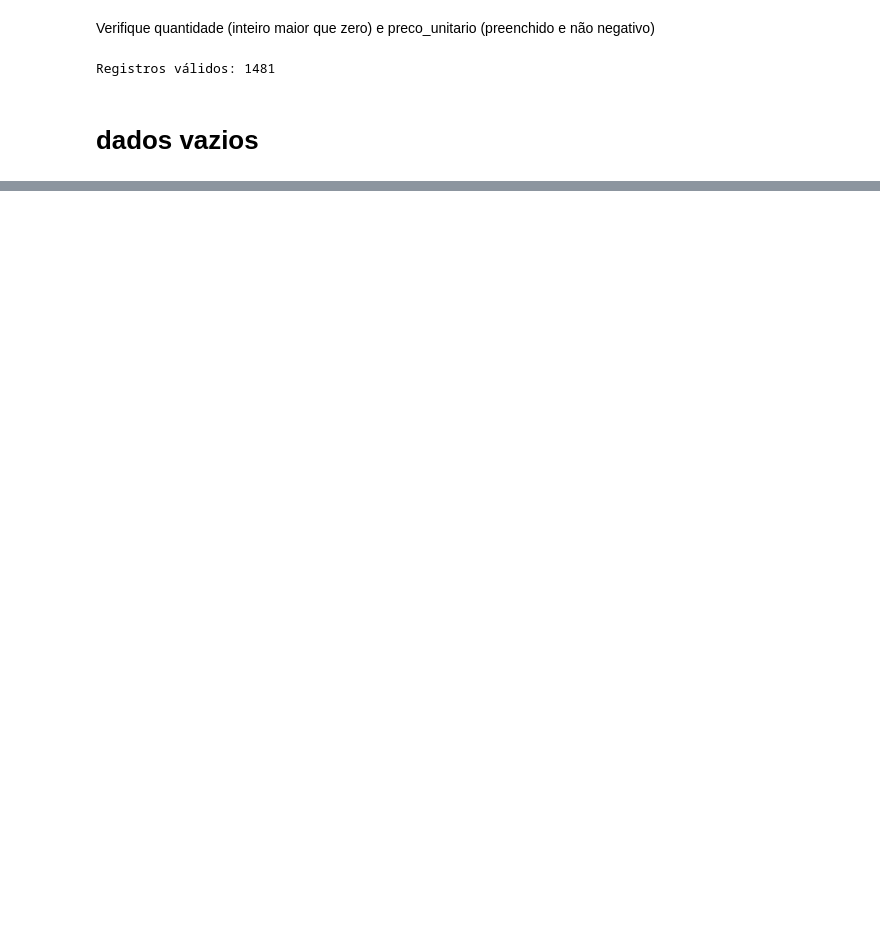
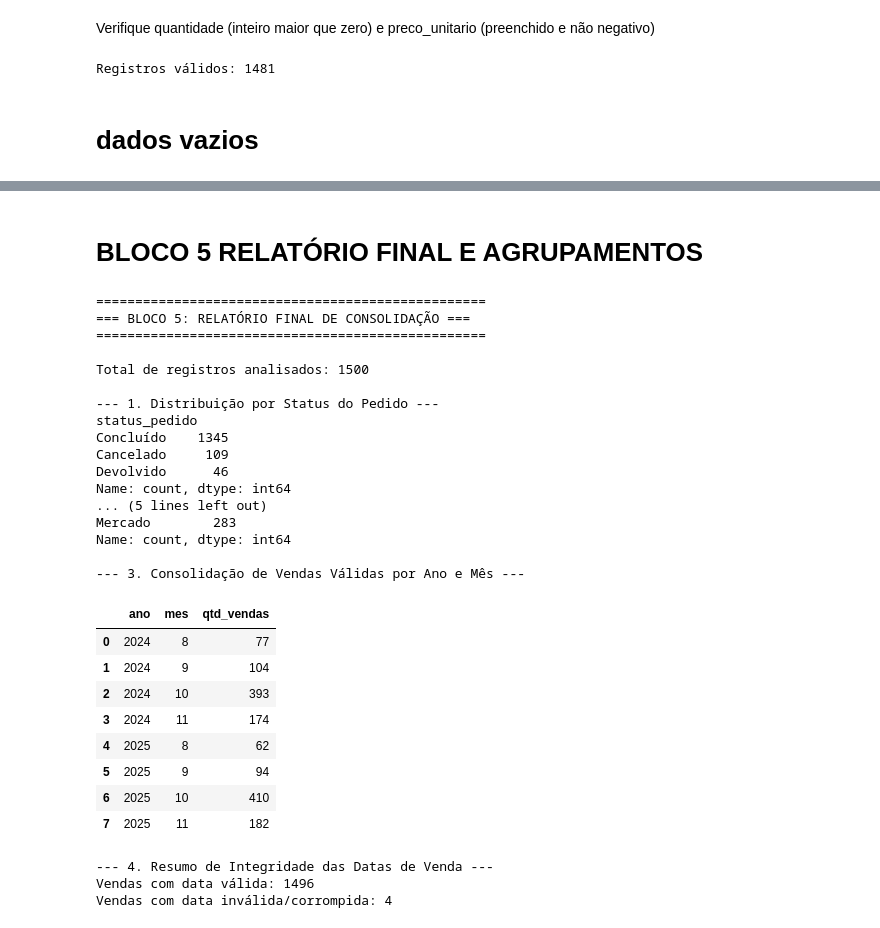
Before and after one commit to genuirmytc-maker/mini-projeto-halloween, a Jupyter notebook: resolucao.ipynb, the cells around one changed output, grey strips where cells are left out. Drawn from its saved outputs; the diff is of its cells as text; code cells hidden in the pictures; blank space fills up the shorter version.

Commit message:
Projeto finalizado 1 ao 5 100

```diff
--- a/resolucao.ipynb
+++ b/resolucao.ipynb
@@ -167,0 +371,67 @@ display(df.loc[vazios])
+# %% [markdown]
+# BLOCO 5 RELATÓRIO FINAL E AGRUPAMENTOS
+# %%
+print("==================================================")
+print("=== BLOCO 5: RELATÓRIO FINAL DE CONSOLIDAÇÃO ===")
+print("==================================================\n")
+
+# 1. Total de registros na base
+
+print(f"Total de registros analisados: {len(df)}")
+
+# 2. Resumo por Status do Pedido
+
+print("\n--- 1. Distribuição por Status do Pedido ---")
+print(df['status_pedido'].value_counts(dropna=False))
+
+# 3. Resumo por Canal de Venda Padronizado
+
+print("\n--- 2. Vendas por Canal (Padronizado) ---")
+print(df['canal_venda'].value_counts())
+
+# 4. Agrupamento por Ano e Mês (Apenas para datas válidas)
+
+df_validas = df[df['data_venda_valida'] == True]
+
+
+relatorio_temporal = df_validas.groupby(['ano', 'mes']).size().reset_index(name='qtd_vendas')
+relatorio_temporal['ano'] = relatorio_temporal['ano'].astype(int)
+relatorio_temporal['mes'] = relatorio_temporal['mes'].astype(int)
+
+print("\n--- 3. Consolidação de Vendas Válidas por Ano e Mês ---")
+display(relatorio_temporal)
+
+# 5. Resumo de Integridade das Datas
+print("\n--- 4. Resumo de Integridade das Datas de Venda ---")
+print(f"Vendas com data válida: {df['data_venda_valida'].sum()}")
+print(f"Vendas com data inválida/corrompida: {(~df['data_venda_valida']).sum()}")
+# %% [output]
+==================================================
+=== BLOCO 5: RELATÓRIO FINAL DE CONSOLIDAÇÃO ===
+==================================================
+
+Total de registros analisados: 1500
+
+--- 1. Distribuição por Status do Pedido ---
+status_pedido
+Concluído    1345
+Cancelado     109
+Devolvido      46
+Name: count, dtype: int64
+... (5 lines left out)
+Mercado        283
+Name: count, dtype: int64
+
+--- 3. Consolidação de Vendas Válidas por Ano e Mês ---
+|  | ano | mes | qtd_vendas |
+| 0 | 2024 | 8 | 77 |
+| 1 | 2024 | 9 | 104 |
+| 2 | 2024 | 10 | 393 |
+| 3 | 2024 | 11 | 174 |
+| 4 | 2025 | 8 | 62 |
+| 5 | 2025 | 9 | 94 |
+| 6 | 2025 | 10 | 410 |
+| 7 | 2025 | 11 | 182 |
+--- 4. Resumo de Integridade das Datas de Venda ---
+Vendas com data válida: 1496
+Vendas com data inválida/corrompida: 4
```
Also changed, not shown: parts of 14 cells of this notebook.
